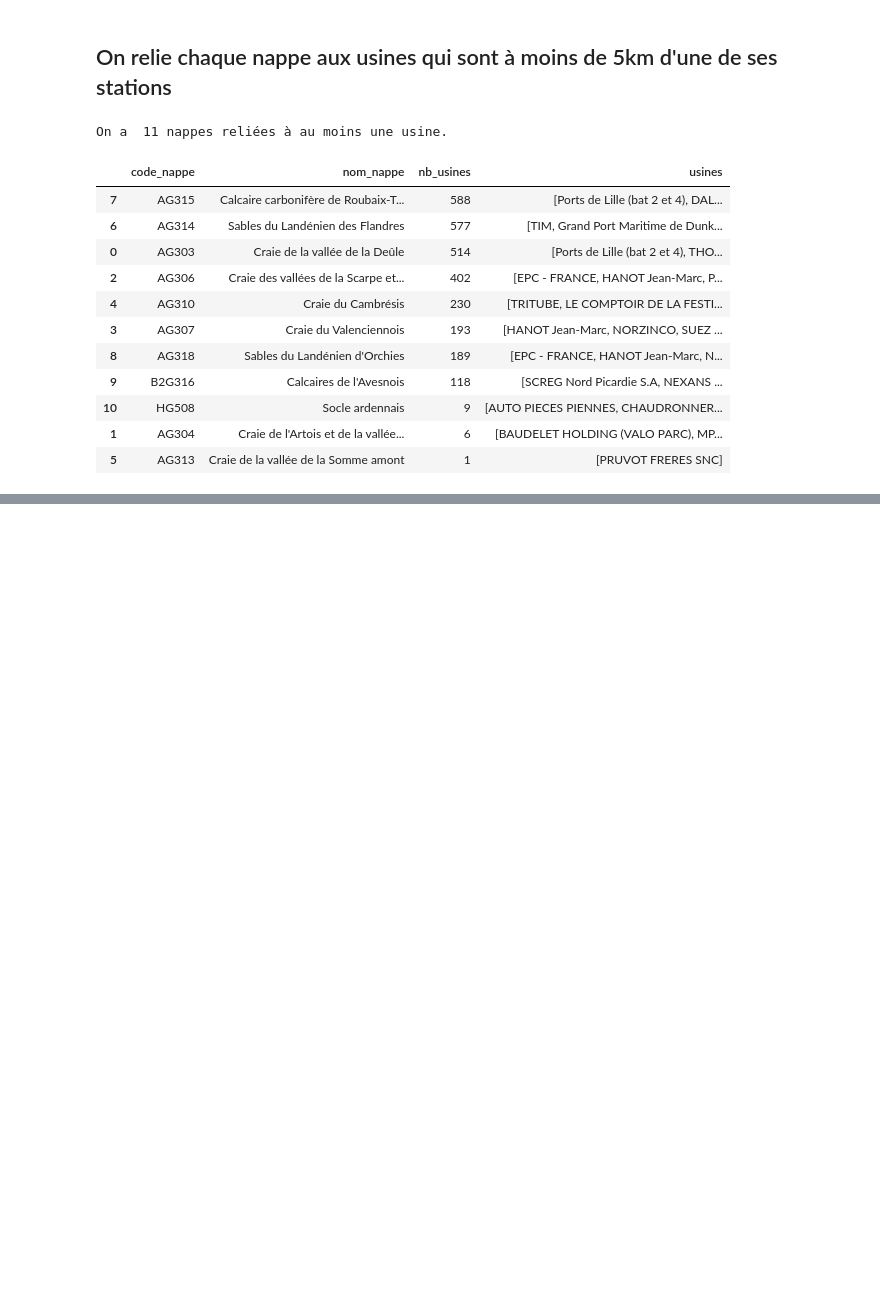
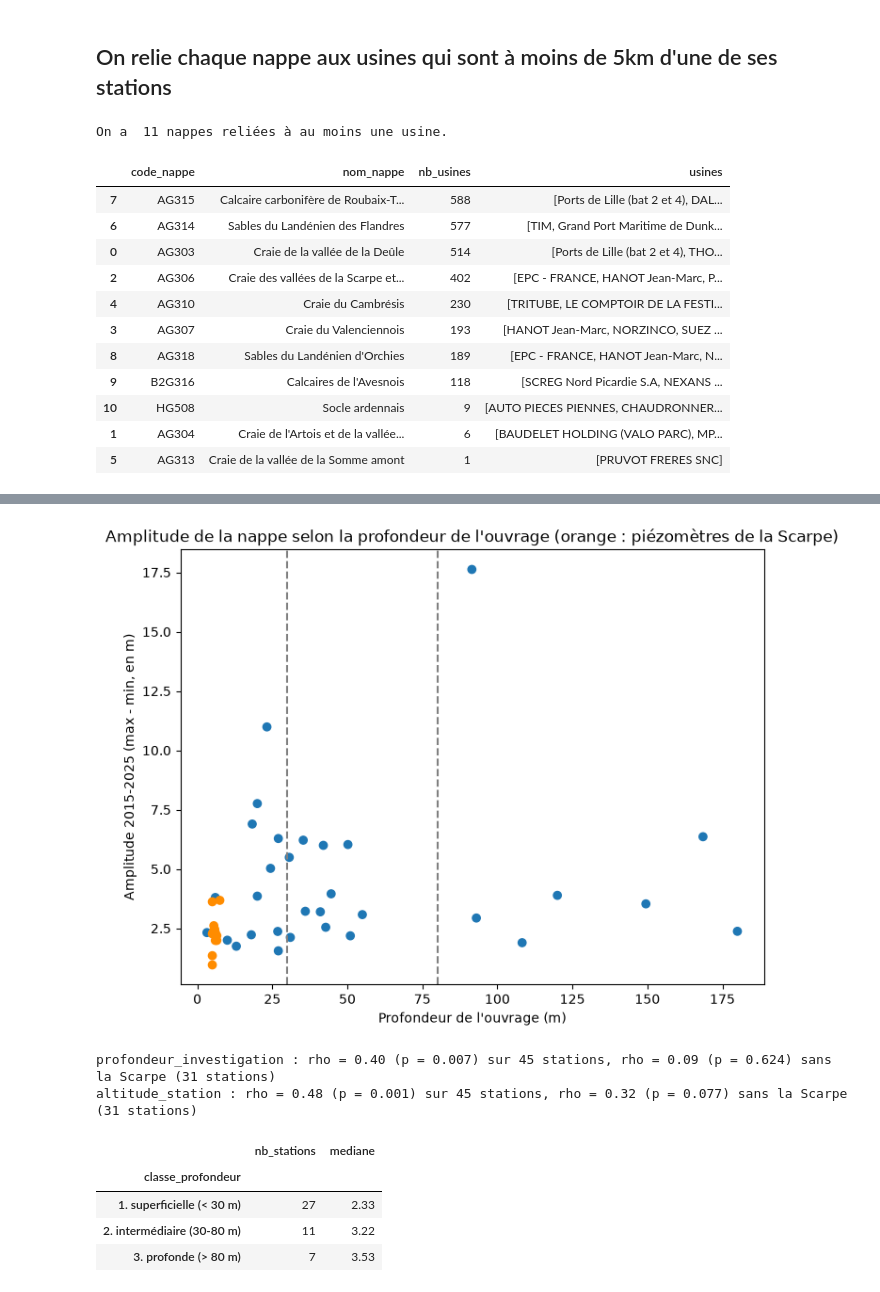
Before and after one commit to Nathan-de-J/PYDS, a Jupyter notebook: website/code/index_alex_eau.ipynb, the cells around one changed output, grey strips where cells are left out. Cells and saved outputs as stored; diff of their text form; code cells hidden in the pictures; blank space fills up the shorter version.

```diff
--- a/website/code/index_alex_eau.ipynb
+++ b/website/code/index_alex_eau.ipynb
@@ -346,0 +510,27 @@ ce qui reste, le **résidu**, contient les tendances que le climat n'explique pa
+# %%
+plt.figure(figsize=(8, 6))
+plt.scatter(suivies["profondeur_investigation"], suivies["amplitude"], c=(suivies["famille_geol"] == "Non renseignée").map({True: "darkorange", False: "tab:blue"}))
+plt.axvline(30, color="grey", linestyle="--")   #Seuils de classe_profondeur
+plt.axvline(80, color="grey", linestyle="--")
+plt.title("Amplitude de la nappe selon la profondeur de l'ouvrage (orange : piézomètres de la Scarpe)")
+plt.xlabel("Profondeur de l'ouvrage (m)")
+plt.ylabel("Amplitude 2015-2025 (max - min, en m)")
+plt.show()
+
+#Même corrélation avec et sans les piézomètres de la Scarpe, pour la profondeur et pour l'altitude (vue en 2.1)
+hors_scarpe = suivies[suivies["famille_geol"] != "Non renseignée"]
+for colonne in ["profondeur_investigation", "altitude_station"]:
+    rho, p = spearmanr(suivies[colonne], suivies["amplitude"])
+    rho_hs, p_hs = spearmanr(hors_scarpe[colonne], hors_scarpe["amplitude"])
+    print(f"{colonne} : rho = {rho:.2f} (p = {p:.3f}) sur {len(suivies)} stations, rho = {rho_hs:.2f} (p = {p_hs:.3f}) sans la Scarpe ({len(hors_scarpe)} stations)")
+
+suivies.groupby("classe_profondeur", observed=True)["amplitude"].agg(nb_stations="count", mediane="median").round(2)
+# %% [output]
+[figure, added]
+profondeur_investigation : rho = 0.40 (p = 0.007) sur 45 stations, rho = 0.09 (p = 0.624) sans la Scarpe (31 stations)
+altitude_station : rho = 0.48 (p = 0.001) sur 45 stations, rho = 0.32 (p = 0.077) sans la Scarpe (31 stations)
+|  | nb_stations | mediane |
+| classe_profondeur |  |  |
+| 1. superficielle (< 30 m) | 27 | 2.33 |
+| 2. intermédiaire (30-80 m) | 11 | 3.22 |
+| 3. profonde (> 80 m) | 7 | 3.53 |
```
Also changed, not shown: parts of 37 cells of this notebook, 1 other file.
